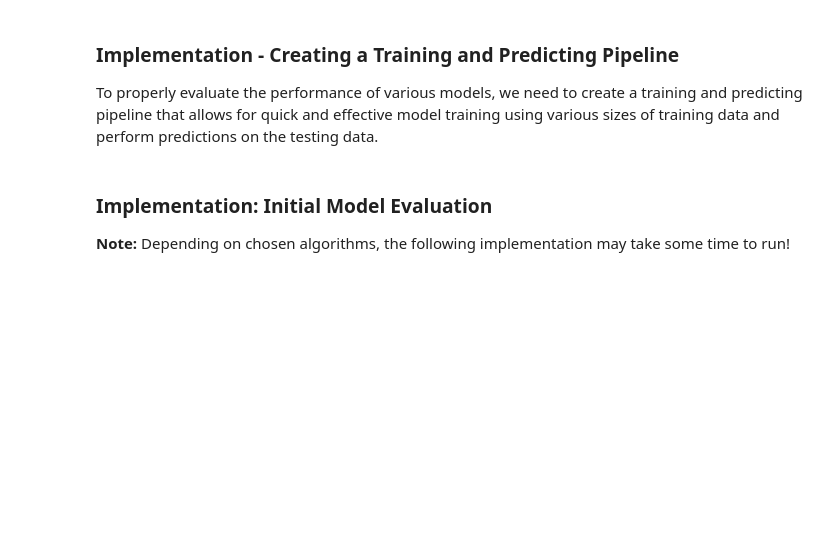
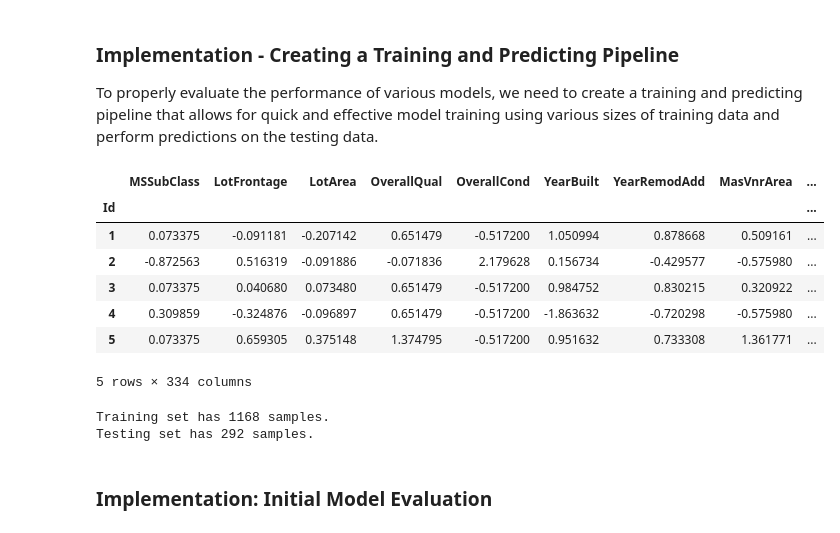
Before and after one commit to sean-a-ward/housing-comp, a Jupyter notebook: notebooks/3.0-saw-model-performance-evaluation.ipynb, the cells around one changed output. Drawn from its saved outputs; the diff is of its cells as text; code cells hidden in the pictures; blank space fills up the shorter version.

Commit message:
Modify data preparation notebook to output figures and implement initial model performance evaluation

```diff
--- a/notebooks/3.0-saw-model-performance-evaluation.ipynb
+++ b/notebooks/3.0-saw-model-performance-evaluation.ipynb
@@ -9,3 +31,29 @@ To properly evaluate the performance of various models, we need to create a trai
+# %%
+df = pd.read_csv('../data/processed/features_final.csv', index_col='Id')
+target = pd.read_csv('../data/interim/target_raw.csv', index_col='Id', squeeze=True)
+df.head()
+# %% [output]
+|  | MSSubClass | LotFrontage | LotArea | OverallQual | OverallCond | YearBuilt | YearRemodAdd | MasVnrArea | ... |
+| Id |  |  |  |  |  |  |  |  | ... |
+| 1 | 0.073375 | -0.091181 | -0.207142 | 0.651479 | -0.517200 | 1.050994 | 0.878668 | 0.509161 | ... |
+| 2 | -0.872563 | 0.516319 | -0.091886 | -0.071836 | 2.179628 | 0.156734 | -0.429577 | -0.575980 | ... |
+| 3 | 0.073375 | 0.040680 | 0.073480 | 0.651479 | -0.517200 | 0.984752 | 0.830215 | 0.320922 | ... |
+| 4 | 0.309859 | -0.324876 | -0.096897 | 0.651479 | -0.517200 | -1.863632 | -0.720298 | -0.575980 | ... |
+| 5 | 0.073375 | 0.659305 | 0.375148 | 1.374795 | -0.517200 | 0.951632 | 0.733308 | 1.361771 | ... |
+5 rows × 334 columns
+# %%
+# Split the 'features' and 'income' data into training and testing sets
+X_train, X_test, y_train, y_test = train_test_split(df,
+                                                    target,
+                                                    test_size = 0.2,
+                                                    random_state = 5)
+
+# Show the results of the split
+print(f'Training set has {X_train.shape[0]} samples.')
+print(f'Testing set has {X_test.shape[0]} samples.')
+# %% [output]
+Training set has 1168 samples.
+Testing set has 292 samples.
 # %%
 # def evaluate(results, mae):
 
@@ -110,8 +158,6 @@ def train_predict(learner, sample_size, X_train, y_train, X_test, y_test):
 
     # Return the results
     return results
-# %% [markdown]
-### Implementation: Initial Model Evaluation
-
-**Note:** Depending on chosen algorithms, the following implementation may take some time to run!
+# %% [markdown]
+### Implementation: Initial Model Evaluation
 # %%
```
Also changed, not shown: parts of 8 cells of this notebook, 6 other files.
